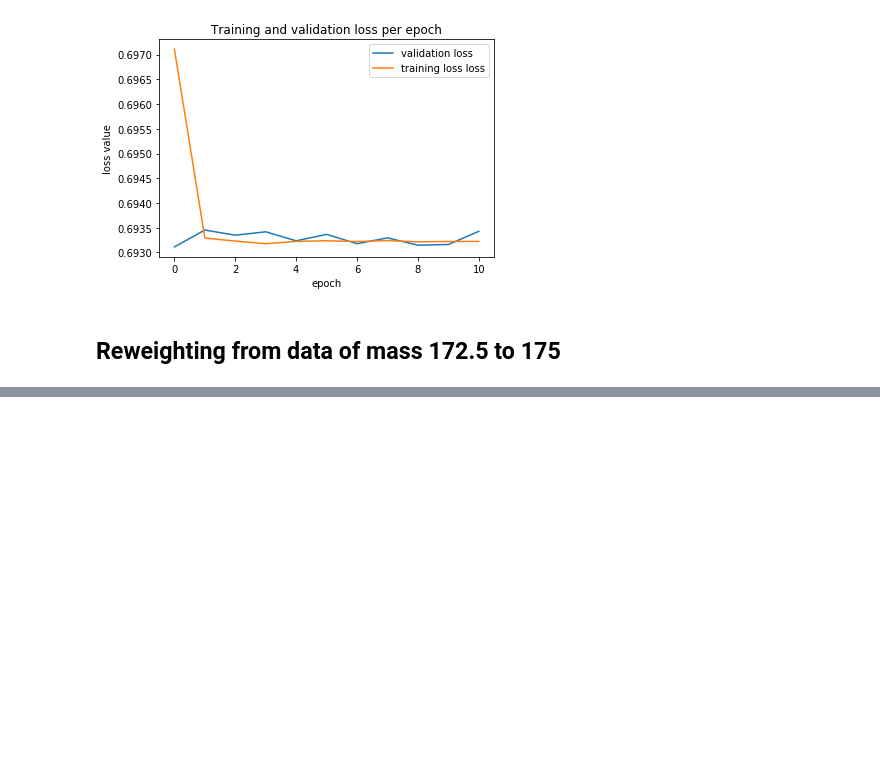
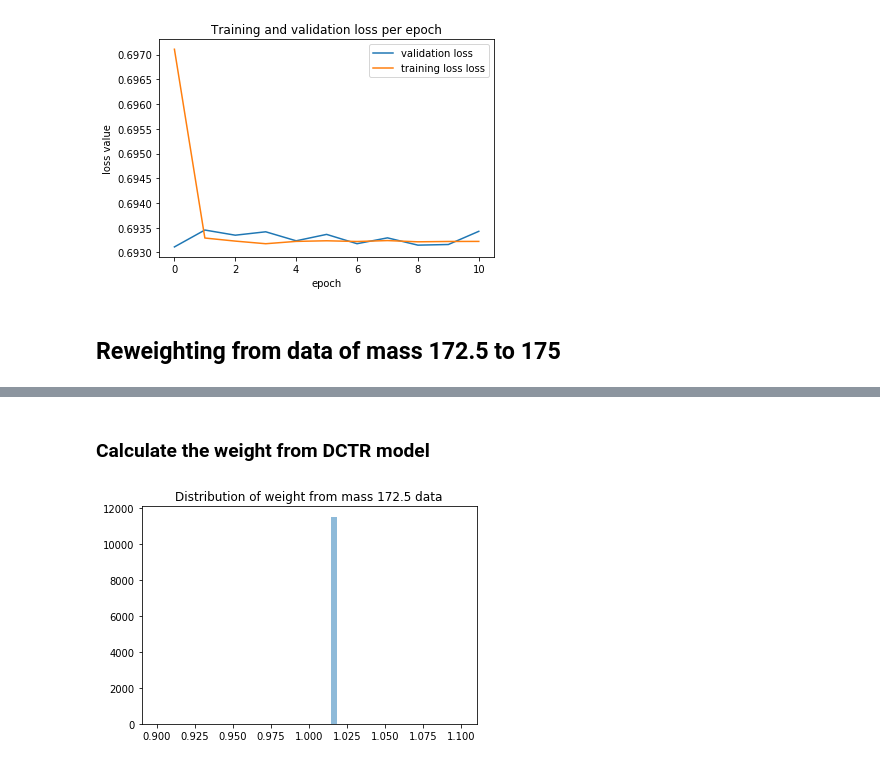
Before and after one commit to cha-suaysom/DCTREventGeneration, a Jupyter notebook: top_mass_jet_reweighting.ipynb, the cells around one changed output, grey strips where cells are left out. Drawn from its saved outputs; the diff is of its cells as text; code cells hidden in the pictures; blank space fills up the shorter version.

```diff
--- a/top_mass_jet_reweighting.ipynb
+++ b/top_mass_jet_reweighting.ipynb
@@ -167,0 +157,2 @@ X1_test = preprocess_data(np.load(data_dir + 'part_175_0_6j.npy')[:,[1,4,5],:-1]
+# %% [markdown]
+### Calculate the weight from DCTR model
@@ -173,0 +164,7 @@ weights = preds[:,1]/preds[:,0]
+# %%
+bins = np.linspace(0.9,1.1,50)
+plt.hist(weights, bins = bins, alpha = 0.5)[0]
+plt.title("Distribution of weight from mass 172.5 data")
+plt.show()
+# %% [output]
+[figure, added]
```
Also changed, not shown: parts of 14 cells of this notebook.
